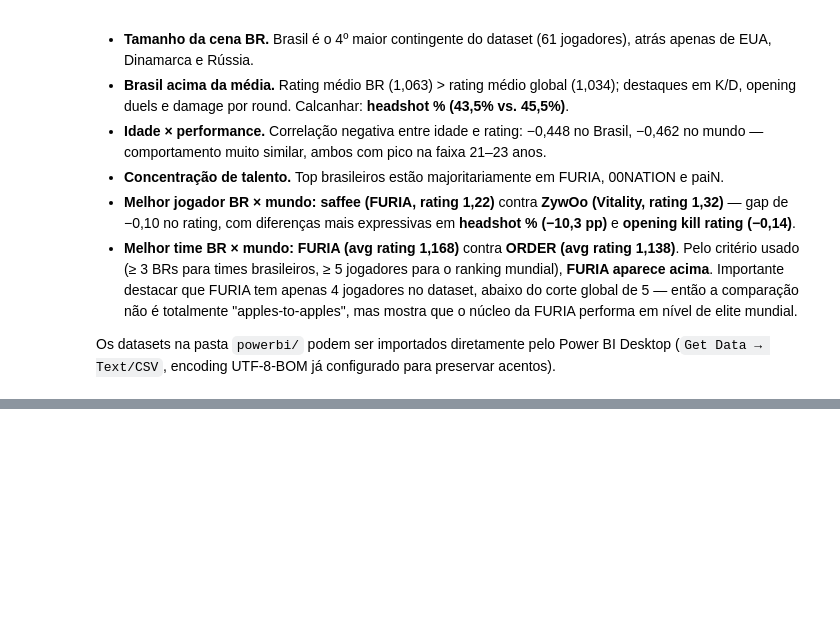
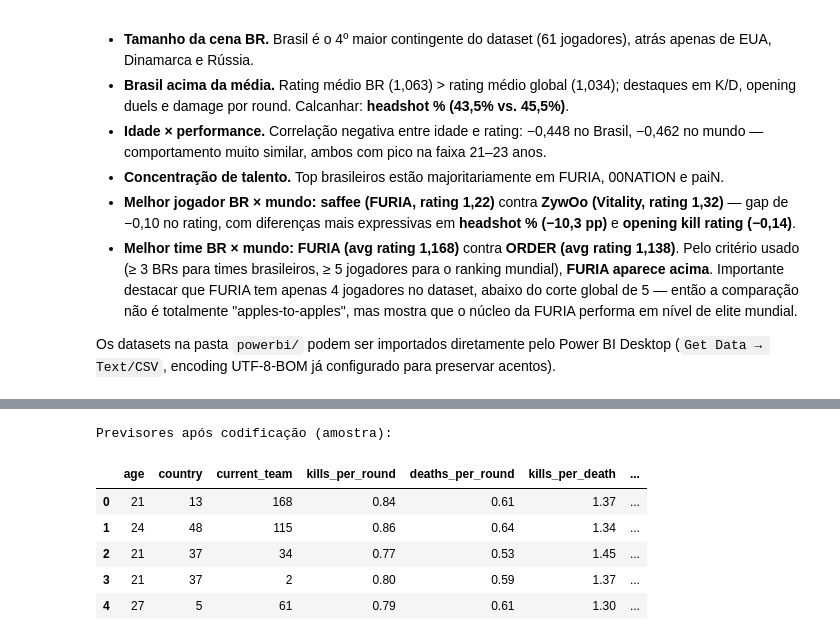
Before and after one commit to rafaelhgreco/csstrike_data, a Jupyter notebook: brazil_analysis.ipynb, the cells around one changed output, grey strips where cells are left out. Drawn from its saved outputs; the diff is of its cells as text; code cells hidden in the pictures; blank space fills up the shorter version.

```diff
--- a/brazil_analysis.ipynb
+++ b/brazil_analysis.ipynb
@@ -676,0 +765,22 @@ Os datasets na pasta `powerbi/` podem ser importados diretamente pelo Power BI D
+# %%
+import numpy as np
+import pandas as pd
+from sklearn.preprocessing import LabelEncoder
+from sklearn.model_selection import train_test_split
+from sklearn.naive_bayes import GaussianNB
+from sklearn.metrics import confusion_matrix, accuracy_score, classification_report, ConfusionMatrixDisplay
+import matplotlib.pyplot as plt
+
+# Célula independente: carrega/limpa o CSV se df ainda não existir
+if 'df' not in globals():
+    df = pd.read_csv('csgo_players.csv')
+    for c in ['headshot_percentage', 'team_win_percent_after_first_kill', 'first_kill_in_won_rounds']:
+        if c in df.columns and not pd.api.types.is_numeric_dtype(df[c]):
+            df[c] = df[c].astype(str).str.rstrip('%').astype(float)
+
+# Classe alvo: papel do jogador
+df['role'] = np.where(df['sniper_kills'] > df['rifle_kills'], 'AWPer', 'Rifler')
+
+print('Distribuição das classes:')
+print(df['role'].value_counts())
+print(f"\nProporção AWPers: {(df['role'] == 'AWPer').mean():.1%}")
@@ -676,0 +795,30 @@ Os datasets na pasta `powerbi/` podem ser importados diretamente pelo Power BI D
+# %%
+# 1) Dividir previsores (X) e classe (y)
+feature_cols = ['age', 'country', 'current_team',
+                'kills_per_round', 'deaths_per_round', 'kills_per_death',
+                'headshot_percentage', 'damage_per_round',
+                'opening_kill_rating', 'assists_per_round', 'saved_teammates_per_round']
+
+X = df[feature_cols].copy()
+y = df['role'].copy()
+
+# 2) Ajustar previsores de texto para numérico (LabelEncoder)
+# current_team tem nulos -> preenche antes de codificar
+X['current_team'] = X['current_team'].fillna('Sem time')
+
+encoders = {}
+for col in ['country', 'current_team']:
+    le = LabelEncoder()
+    X[col] = le.fit_transform(X[col].astype(str))
+    encoders[col] = le
+
+print('Previsores após codificação (amostra):')
+X.head()
+# %% [output]
+Previsores após codificação (amostra):
+|  | age | country | current_team | kills_per_round | deaths_per_round | kills_per_death | ... |
+| 0 | 21 | 13 | 168 | 0.84 | 0.61 | 1.37 | ... |
+| 1 | 24 | 48 | 115 | 0.86 | 0.64 | 1.34 | ... |
+| 2 | 21 | 37 | 34 | 0.77 | 0.53 | 1.45 | ... |
+| 3 | 21 | 37 | 2 | 0.80 | 0.59 | 1.37 | ... |
+| 4 | 27 | 5 | 61 | 0.79 | 0.61 | 1.30 | ... |
```
Also changed, not shown: parts of 8 cells of this notebook, 1 other file.
